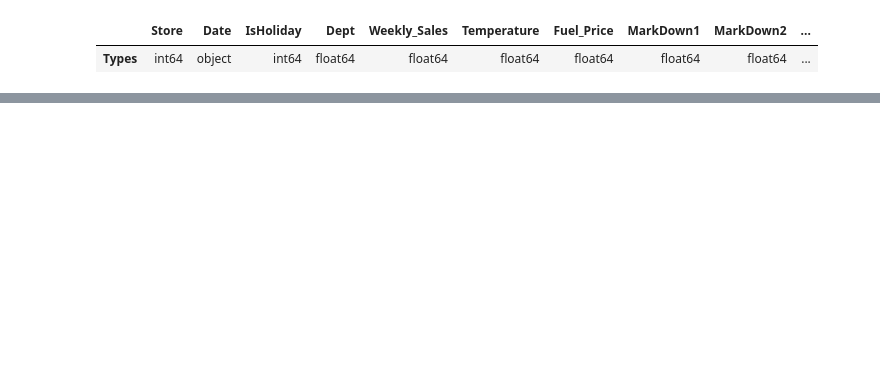
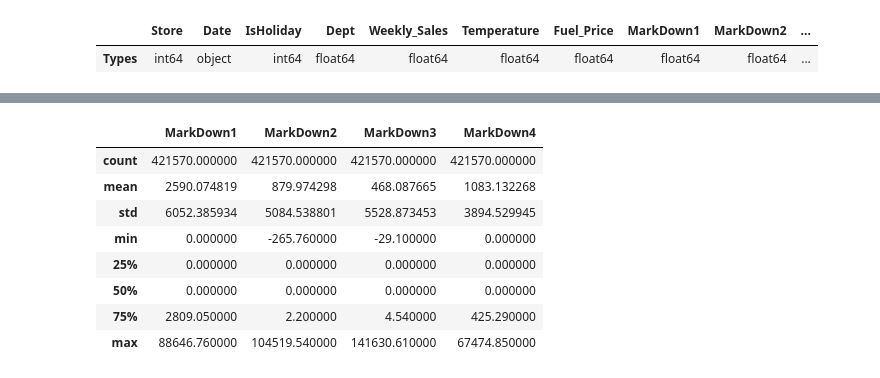
Before and after one commit to Subash-d/ai-ml-projects, a Jupyter notebook: walmart-sales/Eda.ipynb, the cells around one changed output, grey strips where cells are left out. Drawn from its saved outputs; the diff is of its cells as text; code cells hidden in the pictures; blank space fills up the shorter version.

```diff
--- a/walmart-sales/Eda.ipynb
+++ b/walmart-sales/Eda.ipynb
@@ -86,0 +84,13 @@ dtype: object
+# %%
+# Check missing vs zero markdowns
+df[["MarkDown1","MarkDown2","MarkDown3","MarkDown4"]].describe()
+# %% [output]
+|  | MarkDown1 | MarkDown2 | MarkDown3 | MarkDown4 |
+| count | 421570.000000 | 421570.000000 | 421570.000000 | 421570.000000 |
+| mean | 2590.074819 | 879.974298 | 468.087665 | 1083.132268 |
+| std | 6052.385934 | 5084.538801 | 5528.873453 | 3894.529945 |
+| min | 0.000000 | -265.760000 | -29.100000 | 0.000000 |
+| 25% | 0.000000 | 0.000000 | 0.000000 | 0.000000 |
+| 50% | 0.000000 | 0.000000 | 0.000000 | 0.000000 |
+| 75% | 2809.050000 | 2.200000 | 4.540000 | 425.290000 |
+| max | 88646.760000 | 104519.540000 | 141630.610000 | 67474.850000 |
```
Also changed, not shown: parts of 12 cells of this notebook.
